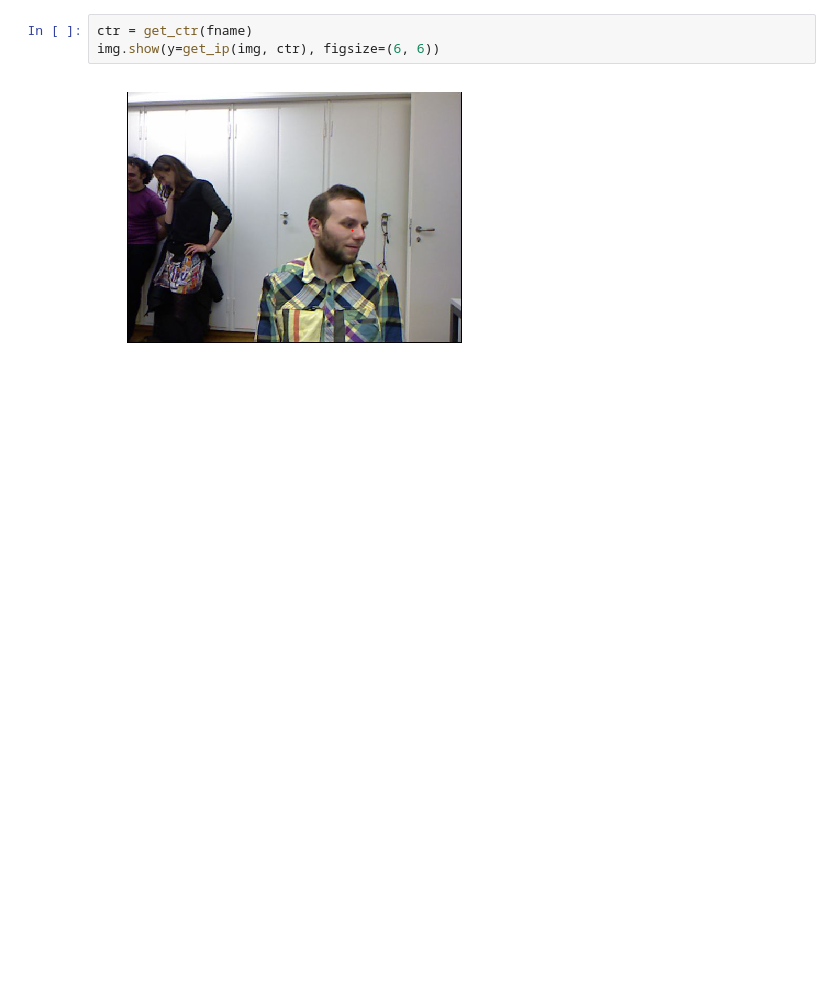
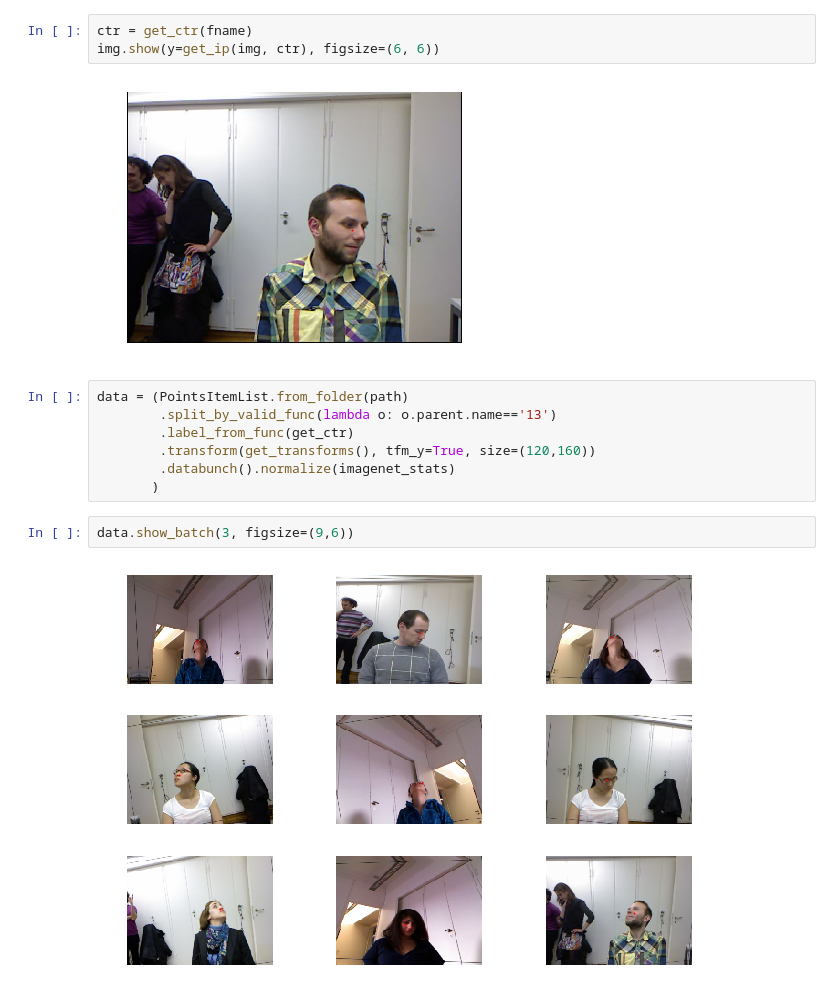
Before and after one commit to s-r-aman/machine_learning_playground, a Jupyter notebook: fastdotai_dl/lesson3_headpose.ipynb, the cells around one changed output. Drawn from its saved outputs; the diff is of its cells as text; blank space fills up the shorter version.

```diff
--- a/fastdotai_dl/lesson3_headpose.ipynb
+++ b/fastdotai_dl/lesson3_headpose.ipynb
@@ -47,3 +47,14 @@ ctr = get_ctr(fname)
 img.show(y=get_ip(img, ctr), figsize=(6, 6))
 # %% [output]
 [figure]
+# %%
+data = (PointsItemList.from_folder(path)
+        .split_by_valid_func(lambda o: o.parent.name=='13')
+        .label_from_func(get_ctr)
+        .transform(get_transforms(), tfm_y=True, size=(120,160))
+        .databunch().normalize(imagenet_stats)
+       )
+# %%
+data.show_batch(3, figsize=(9,6))
+# %% [output]
+[figure, added]
```
